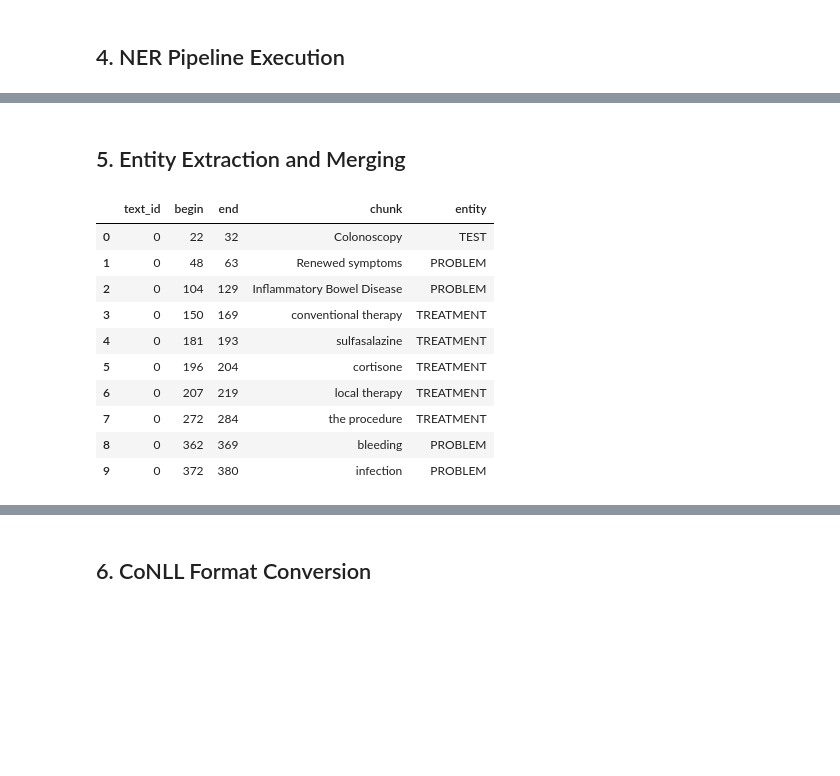
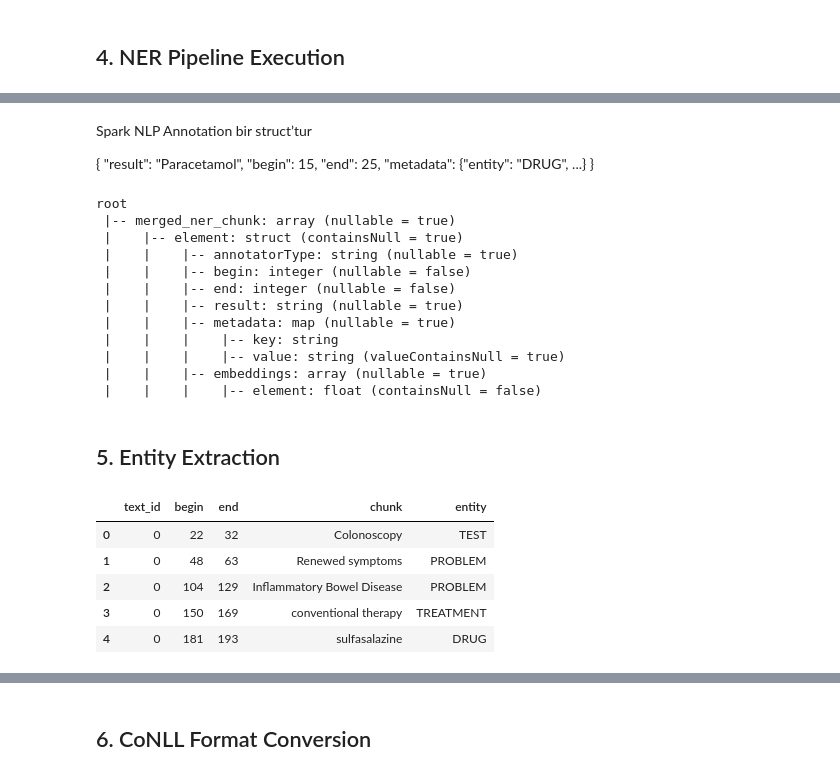
Before and after one commit to huseyincenik/john_snow_labs, a Jupyter notebook: generating_conll_files_from_pretrained_models/notebooks/data_prep.ipynb, the cells around one changed output, grey strips where cells are left out. Saved outputs shown, nothing was run; the diff lists cells and outputs as text; code cells hidden in the pictures; blank space fills up the shorter version.

```diff
--- a/generating_conll_files_from_pretrained_models/notebooks/data_prep.ipynb
+++ b/generating_conll_files_from_pretrained_models/notebooks/data_prep.ipynb
@@ -566,4 +553,28 @@ Running NER pipeline... This may take several minutes...
 +-------+----------------------------------------------------------------------------------------------------+------------------------------------------------------------------------------------------ ...
 only showing top 5 rows
+# %% [markdown]
+Spark NLP Annotation bir struct’tur
+
+{
+  "result": "Paracetamol",
+  "begin": 15,
+  "end": 25,
+  "metadata": {"entity": "DRUG", ...}
+}
+# %%
+result_df.select("merged_ner_chunk").printSchema()
+# %% [output]
+root
+ |-- merged_ner_chunk: array (nullable = true)
+ |    |-- element: struct (containsNull = true)
+ |    |    |-- annotatorType: string (nullable = true)
+ |    |    |-- begin: integer (nullable = false)
+ |    |    |-- end: integer (nullable = false)
+ |    |    |-- result: string (nullable = true)
+ |    |    |-- metadata: map (nullable = true)
+ |    |    |    |-- key: string
+ |    |    |    |-- value: string (valueContainsNull = true)
+ |    |    |-- embeddings: array (nullable = true)
+ |    |    |    |-- element: float (containsNull = false)
 # %% [markdown]
-## 5. Entity Extraction and Merging
+## 5. Entity Extraction
@@ -736,24 +581,23 @@ entity_df.head(10)
-# %%
-import pandas as pd
-from pathlib import Path
-
-# Dosya yolu
-entity_output_path = Path(f"{PROJECT_FOLDER}/data/processed/entities.csv")
-
-# CSV dosyasını oku
-entity_df = pd.read_csv(entity_output_path)
-
-# İlk 10 satırı göster
-entity_df.head(10)
-# %% [output]
-|  | text_id | begin | end | chunk | entity |
-| 0 | 0 | 22 | 32 | Colonoscopy | TEST |
-| 1 | 0 | 48 | 63 | Renewed symptoms | PROBLEM |
-| 2 | 0 | 104 | 129 | Inflammatory Bowel Disease | PROBLEM |
-| 3 | 0 | 150 | 169 | conventional therapy | TREATMENT |
-| 4 | 0 | 181 | 193 | sulfasalazine | TREATMENT |
-| 5 | 0 | 196 | 204 | cortisone | TREATMENT |
-| 6 | 0 | 207 | 219 | local therapy | TREATMENT |
-| 7 | 0 | 272 | 284 | the procedure | TREATMENT |
-| 8 | 0 | 362 | 369 | bleeding | PROBLEM |
-| 9 | 0 | 372 | 380 | infection | PROBLEM |
+# %%
+from pyspark.sql import functions as F
+
+merged_df = result_df.select(
+    "text_id",
+    F.explode("merged_ner_chunk").alias("chunk")
+).select(
+    "text_id",
+    F.col("chunk.begin").alias("begin"),
+    F.col("chunk.end").alias("end"),
+    F.col("chunk.result").alias("chunk"),
+    F.col("chunk.metadata")["entity"].alias("entity")
+)
+
+entity_df = merged_df.toPandas()
+entity_df.head()
+# %% [output]
+|  | text_id | begin | end | chunk | entity |
+| 0 | 0 | 22 | 32 | Colonoscopy | TEST |
+| 1 | 0 | 48 | 63 | Renewed symptoms | PROBLEM |
+| 2 | 0 | 104 | 129 | Inflammatory Bowel Disease | PROBLEM |
+| 3 | 0 | 150 | 169 | conventional therapy | TREATMENT |
+| 4 | 0 | 181 | 193 | sulfasalazine | DRUG |
```
Also changed, not shown: parts of 35 cells of this notebook.
